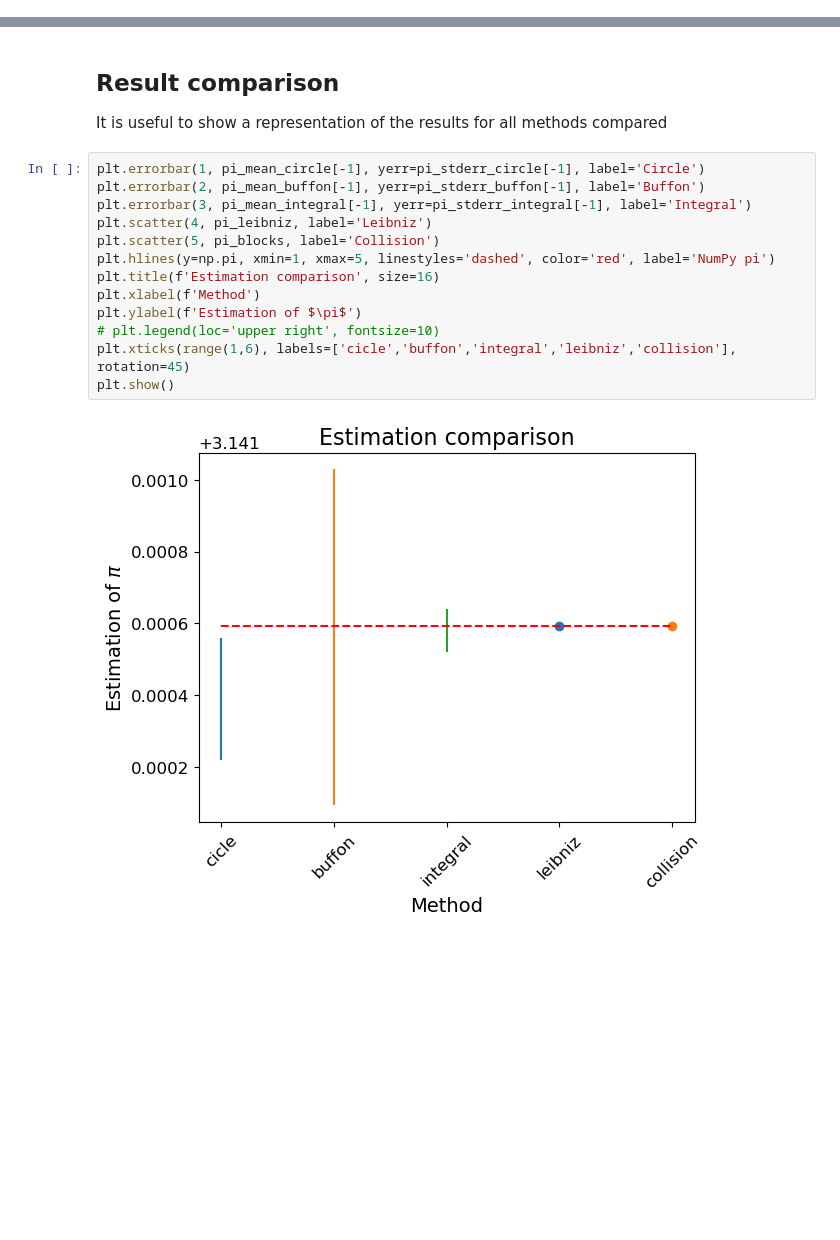
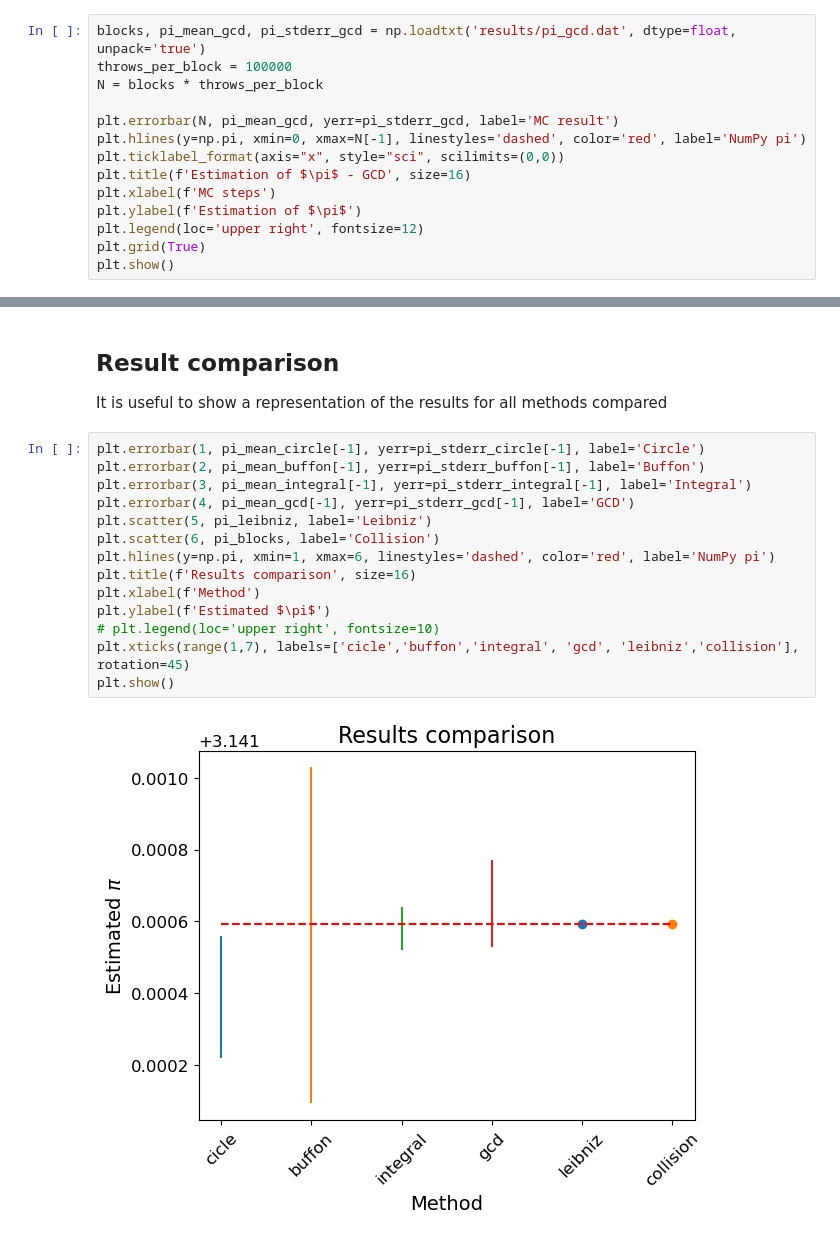
Before and after one commit to giovanni-ottaviano/awesome-pi, a Jupyter notebook: visualization.ipynb, the cells around one changed output, grey strips where cells are left out. Saved outputs shown, nothing was run; the diff lists cells and outputs as text; blank space fills up the shorter version.

Commit message:
Update visualization with GCD plots

```diff
--- a/visualization.ipynb
+++ b/visualization.ipynb
@@ -71,3 +71,17 @@ plt.grid(True)
 plt.show()
 # %% [output]
 [figure]
+# %%
+blocks, pi_mean_gcd, pi_stderr_gcd = np.loadtxt('results/pi_gcd.dat', dtype=float, unpack='true')
+throws_per_block = 100000
+N = blocks * throws_per_block
+
+plt.errorbar(N, pi_mean_gcd, yerr=pi_stderr_gcd, label='MC result')
+plt.hlines(y=np.pi, xmin=0, xmax=N[-1], linestyles='dashed', color='red', label='NumPy pi')
+plt.ticklabel_format(axis="x", style="sci", scilimits=(0,0))
+plt.title(f'Estimation of $\pi$ - GCD', size=16)
+plt.xlabel(f'MC steps')
+plt.ylabel(f'Estimation of $\pi$')
+plt.legend(loc='upper right', fontsize=12)
+plt.grid(True)
+plt.show()
@@ -104,15 +120,16 @@ It is useful to show a representation of the results for all methods compared
 # %%
 plt.errorbar(1, pi_mean_circle[-1], yerr=pi_stderr_circle[-1], label='Circle')
 plt.errorbar(2, pi_mean_buffon[-1], yerr=pi_stderr_buffon[-1], label='Buffon')
 plt.errorbar(3, pi_mean_integral[-1], yerr=pi_stderr_integral[-1], label='Integral')
-plt.scatter(4, pi_leibniz, label='Leibniz')
-plt.scatter(5, pi_blocks, label='Collision')
-plt.hlines(y=np.pi, xmin=1, xmax=5, linestyles='dashed', color='red', label='NumPy pi')
-plt.title(f'Estimation comparison', size=16)
+plt.errorbar(4, pi_mean_gcd[-1], yerr=pi_stderr_gcd[-1], label='GCD')
+plt.scatter(5, pi_leibniz, label='Leibniz')
+plt.scatter(6, pi_blocks, label='Collision')
+plt.hlines(y=np.pi, xmin=1, xmax=6, linestyles='dashed', color='red', label='NumPy pi')
+plt.title(f'Results comparison', size=16)
 plt.xlabel(f'Method')
-plt.ylabel(f'Estimation of $\pi$')
+plt.ylabel(f'Estimated $\pi$')
 # plt.legend(loc='upper right', fontsize=10)
-plt.xticks(range(1,6), labels=['cicle','buffon','integral','leibniz','collision'], rotation=45)
+plt.xticks(range(1,7), labels=['cicle','buffon','integral', 'gcd', 'leibniz','collision'], rotation=45)
 plt.show()
 # %% [output]
-[figure, old version]
+[figure, new version]
```
Also changed, not shown: parts of 1 cell of this notebook.
